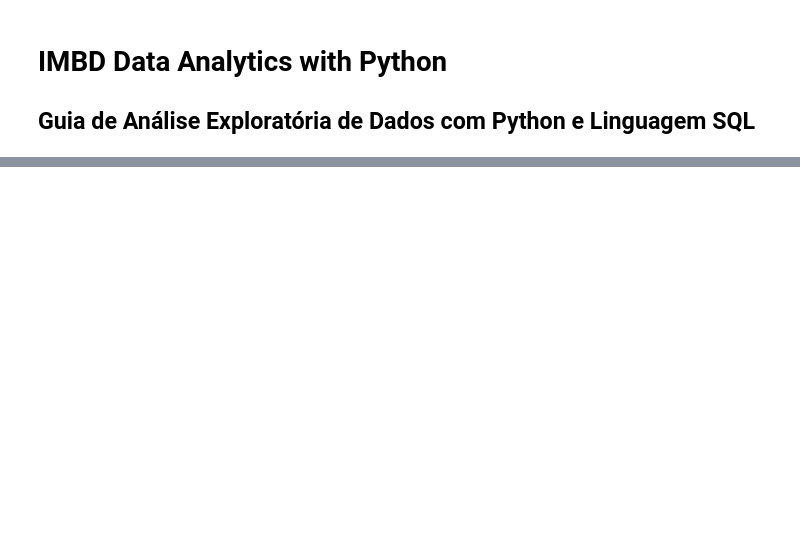
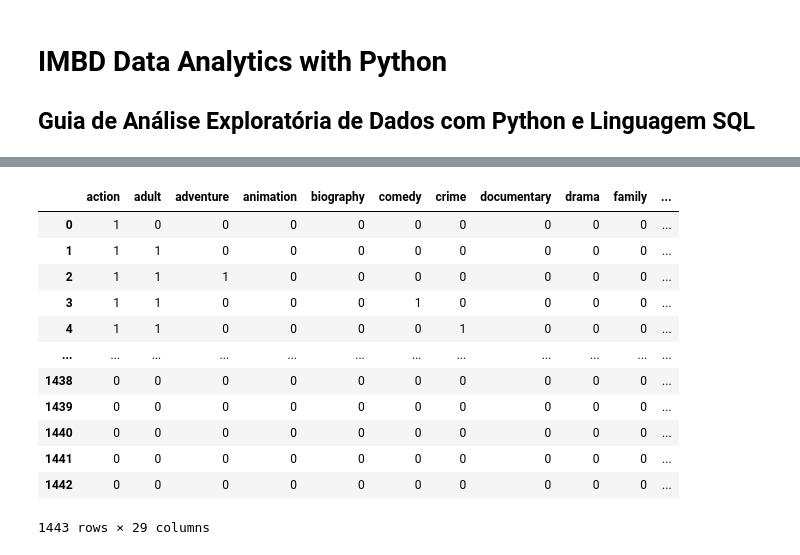
Before and after one commit to felipetac/imdb-data-analytics-python, a Jupyter notebook: imdb-data-analytics.ipynb, the cells around one changed output, grey strips where cells are left out. Saved outputs shown, nothing was run; the diff lists cells and outputs as text; code cells hidden in the pictures; blank space fills up the shorter version.

```diff
--- a/imdb-data-analytics.ipynb
+++ b/imdb-data-analytics.ipynb
@@ -42,0 +31,3 @@ Wall time: 26min 51s
+# %%
+# Conecta no banco de dados
+conn = sqlite3.connect("imdb.db")
@@ -42,0 +208,4 @@ Wall time: 26min 51s
+# %%
+# Resultado
+df2 = pd.read_sql_query("SELECT genres, COUNT(*) as COUNT FROM titles WHERE type = 'movie' GROUP BY genres ORDER BY genres", conn)
+df2
@@ -42,0 +226,3 @@ Wall time: 26min 51s
+# %%
+# Converte as strings para minúsculo
+df2['genres'] = df2['genres'].str.lower().values
@@ -42,0 +236,32 @@ Wall time: 26min 51s
+# %%
+# Vamos criar um vetor usando expressão regular para filtrar as strings
+
+# https://docs.python.org/3.8/library/re.html
+padrao = '(?u)\\b[\\w-]+\\b'
+
+# https://scikit-learn.org/stable/modules/generated/sklearn.feature_extraction.text.CountVectorizer.html
+vetor = CountVectorizer(token_pattern = padrao, analyzer = 'word').fit(temp)
+
+# Aplica a vetorização ao dataset sem valores NA
+bag_generos = vetor.transform(temp)
+
+# Retorna gêneros únicos
+generos_unicos =  vetor.get_feature_names()
+
+# Cria o dataframe de gêneros
+generos = pd.DataFrame(bag_generos.todense(), columns = generos_unicos, index = temp.index)
+generos
+# %% [output]
+|  | action | adult | adventure | animation | biography | comedy | crime | documentary | drama | family | ... |
+| 0 | 1 | 0 | 0 | 0 | 0 | 0 | 0 | 0 | 0 | 0 | ... |
+| 1 | 1 | 1 | 0 | 0 | 0 | 0 | 0 | 0 | 0 | 0 | ... |
+| 2 | 1 | 1 | 1 | 0 | 0 | 0 | 0 | 0 | 0 | 0 | ... |
+| 3 | 1 | 1 | 0 | 0 | 0 | 1 | 0 | 0 | 0 | 0 | ... |
+| 4 | 1 | 1 | 0 | 0 | 0 | 0 | 1 | 0 | 0 | 0 | ... |
+| ... | ... | ... | ... | ... | ... | ... | ... | ... | ... | ... | ... |
+| 1438 | 0 | 0 | 0 | 0 | 0 | 0 | 0 | 0 | 0 | 0 | ... |
+| 1439 | 0 | 0 | 0 | 0 | 0 | 0 | 0 | 0 | 0 | 0 | ... |
+| 1440 | 0 | 0 | 0 | 0 | 0 | 0 | 0 | 0 | 0 | 0 | ... |
+| 1441 | 0 | 0 | 0 | 0 | 0 | 0 | 0 | 0 | 0 | 0 | ... |
+| 1442 | 0 | 0 | 0 | 0 | 0 | 0 | 0 | 0 | 0 | 0 | ... |
+1443 rows × 29 columns
```
Also changed, not shown: parts of 32 cells of this notebook, 1 other file.
